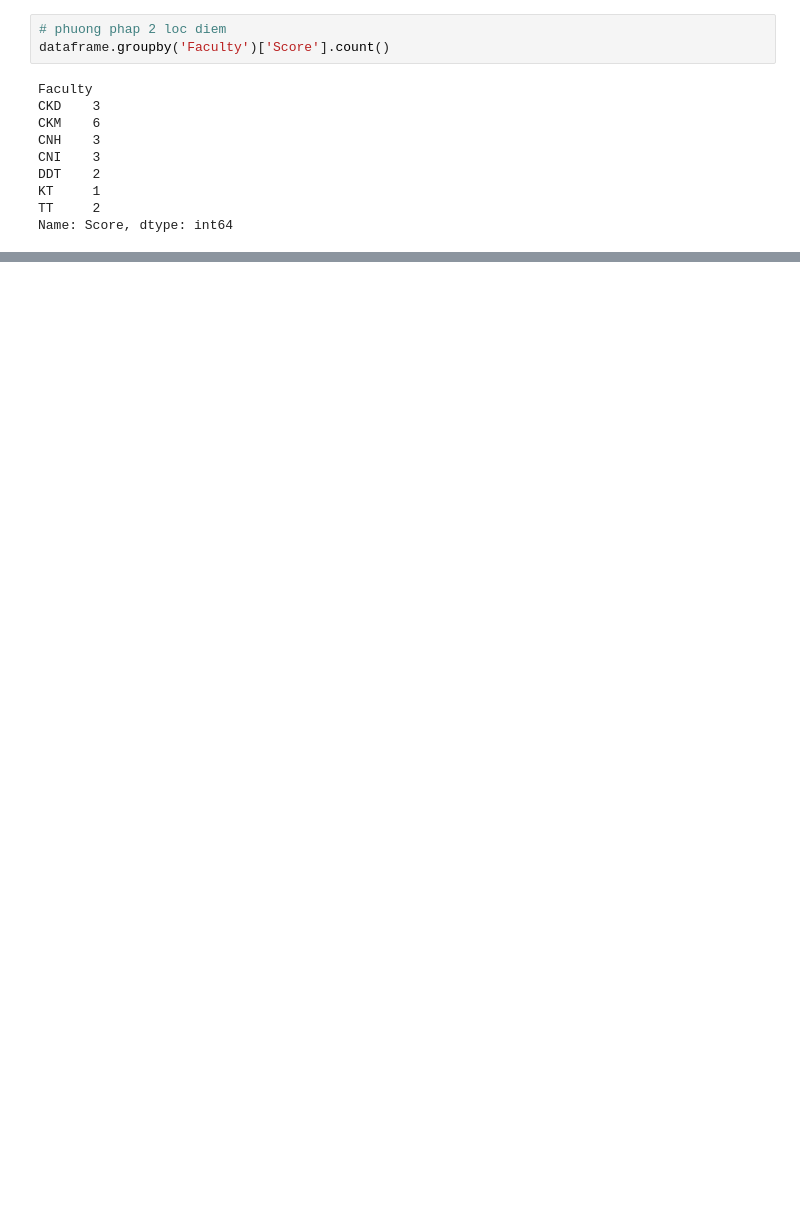
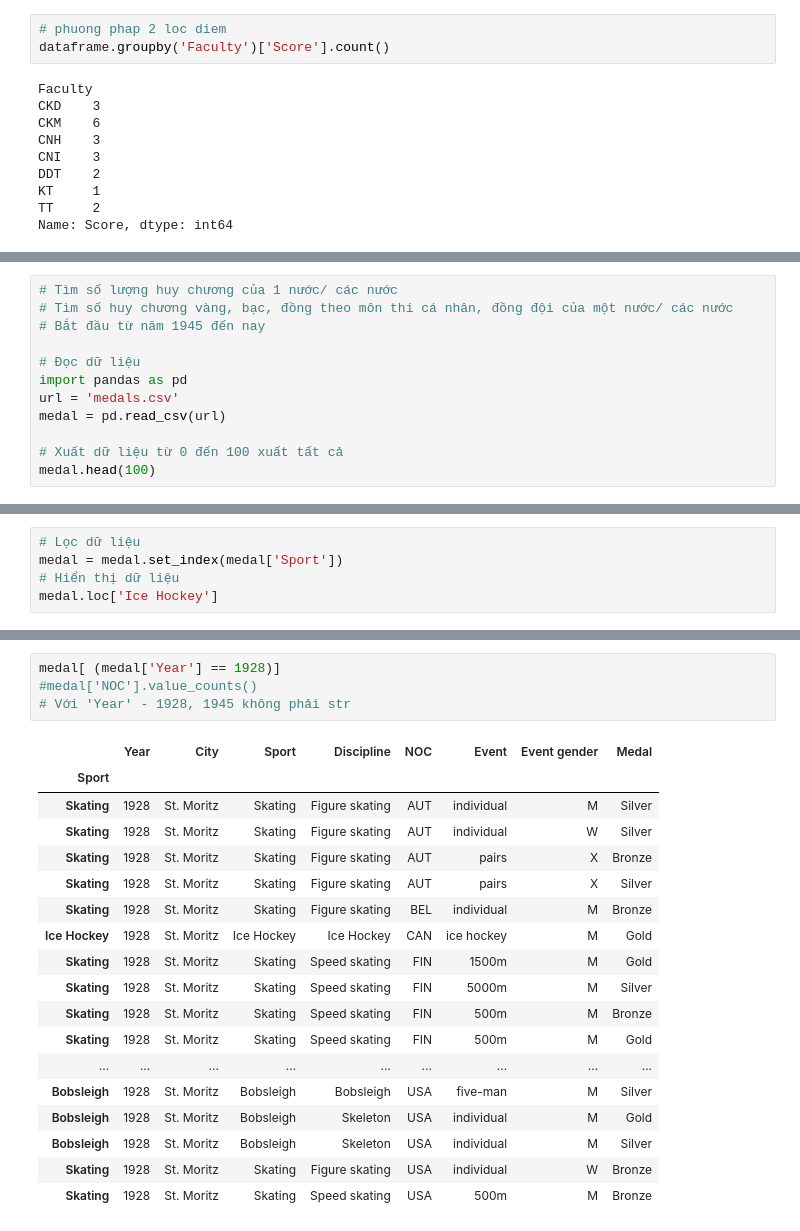
Before and after one commit to hodangtu01/HOMEWORK1---AI, a Jupyter notebook: Practice_W3.ipynb, the cells around one changed output, grey strips where cells are left out. Saved outputs shown, nothing was run; the diff lists cells and outputs as text; blank space fills up the shorter version.

```diff
--- a/Practice_W3.ipynb
+++ b/Practice_W3.ipynb
@@ -259,0 +270,12 @@ dataframe.resample('M').mean()
+# %%
+# Tìm số lượng huy chương của 1 nước/ các nước
+# Tìm số huy chương vàng, bạc, đồng theo môn thi cá nhân, đồng đội của một nước/ các nước
+# Bắt đầu từ năm 1945 đến nay
+
+# Đọc dữ liệu
+import pandas as pd
+url = 'medals.csv'
+medal = pd.read_csv(url)
+
+# Xuất dữ liệu từ 0 đến 100 xuất tất cả
+medal.head(100)
@@ -259,0 +296,5 @@ dataframe.resample('M').mean()
+# %%
+# Lọc dữ liệu
+medal = medal.set_index(medal['Sport'])
+# Hiển thị dữ liệu
+medal.loc['Ice Hockey']
@@ -259,0 +351,23 @@ dataframe.resample('M').mean()
+# %%
+medal[ (medal['Year'] == 1928)]
+#medal['NOC'].value_counts()
+# Với 'Year' - 1928, 1945 không phải str
+# %% [output]
+|  | Year | City | Sport | Discipline | NOC | Event | Event gender | Medal |
+| Sport |  |  |  |  |  |  |  |  |
+| Skating | 1928 | St. Moritz | Skating | Figure skating | AUT | individual | M | Silver |
+| Skating | 1928 | St. Moritz | Skating | Figure skating | AUT | individual | W | Silver |
+| Skating | 1928 | St. Moritz | Skating | Figure skating | AUT | pairs | X | Bronze |
+| Skating | 1928 | St. Moritz | Skating | Figure skating | AUT | pairs | X | Silver |
+| Skating | 1928 | St. Moritz | Skating | Figure skating | BEL | individual | M | Bronze |
+| Ice Hockey | 1928 | St. Moritz | Ice Hockey | Ice Hockey | CAN | ice hockey | M | Gold |
+| Skating | 1928 | St. Moritz | Skating | Speed skating | FIN | 1500m | M | Gold |
+| Skating | 1928 | St. Moritz | Skating | Speed skating | FIN | 5000m | M | Silver |
+| Skating | 1928 | St. Moritz | Skating | Speed skating | FIN | 500m | M | Bronze |
+| Skating | 1928 | St. Moritz | Skating | Speed skating | FIN | 500m | M | Gold |
+| ... | ... | ... | ... | ... | ... | ... | ... | ... |
+| Bobsleigh | 1928 | St. Moritz | Bobsleigh | Bobsleigh | USA | five-man | M | Silver |
+| Bobsleigh | 1928 | St. Moritz | Bobsleigh | Skeleton | USA | individual | M | Gold |
+| Bobsleigh | 1928 | St. Moritz | Bobsleigh | Skeleton | USA | individual | M | Silver |
+| Skating | 1928 | St. Moritz | Skating | Figure skating | USA | individual | W | Bronze |
+| Skating | 1928 | St. Moritz | Skating | Speed skating | USA | 500m | M | Bronze |
```
Also changed, not shown: parts of 9 cells of this notebook.
